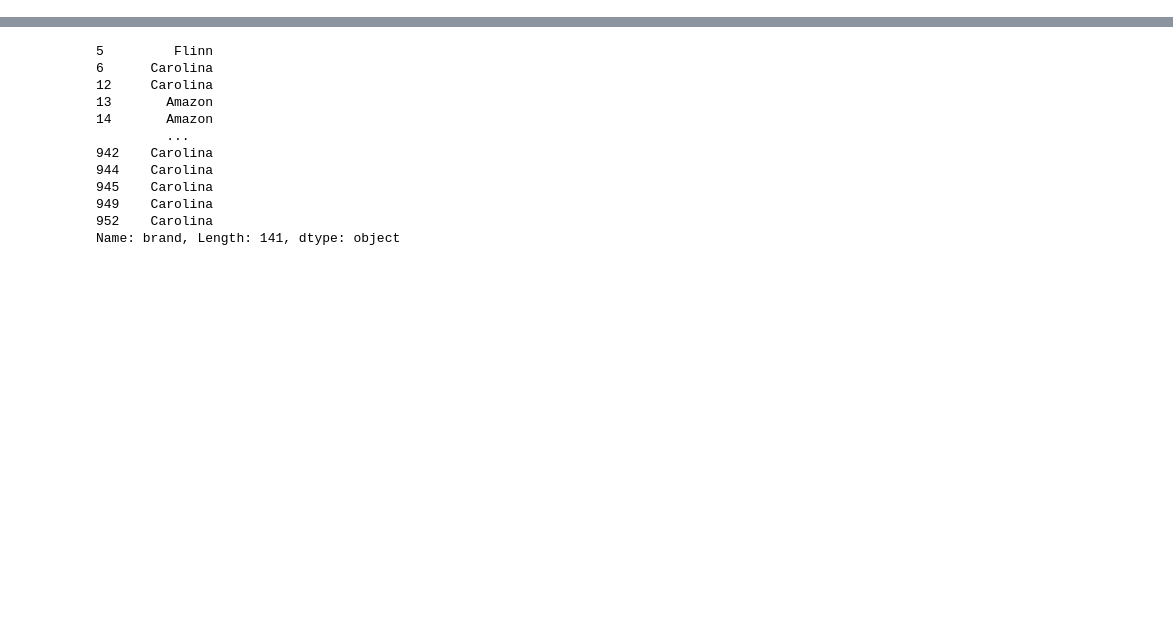
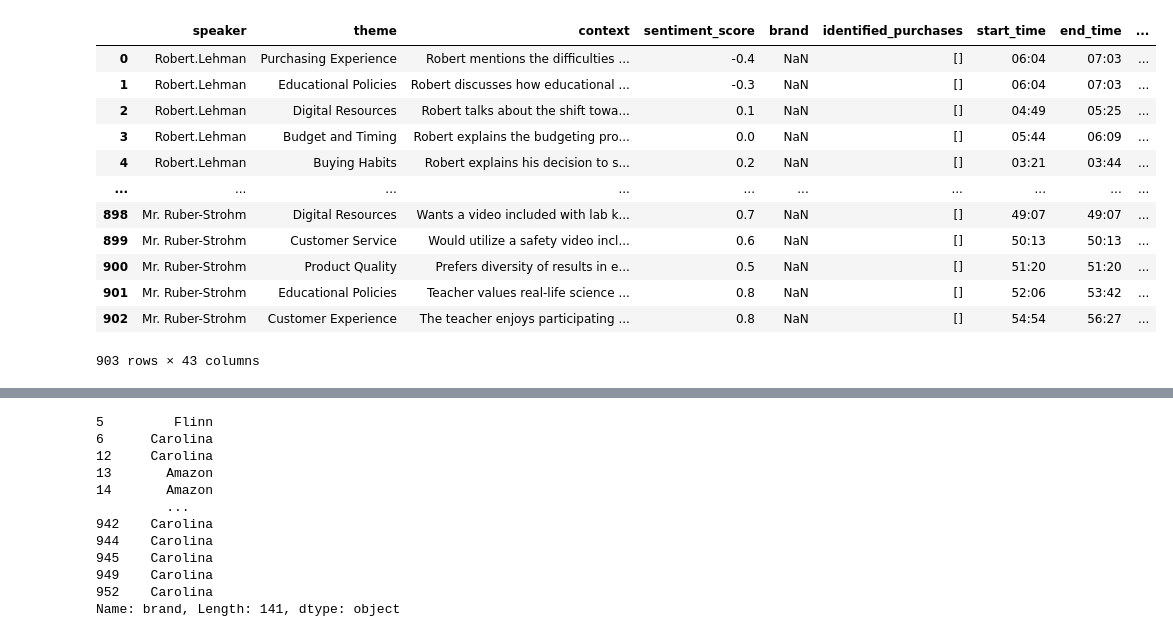
Before and after one commit to hey-aw/market-analysis, a Jupyter notebook: brand_analysis.ipynb, the cells around one changed output, grey strips where cells are left out. Saved outputs shown, nothing was run; the diff lists cells and outputs as text; code cells hidden in the pictures; blank space fills up the shorter version.

```diff
--- a/brand_analysis.ipynb
+++ b/brand_analysis.ipynb
@@ -1,26 +1,36 @@
 # %%
 
 # Importing Necessary Libraries
 import os
 import pandas as pd
 from IPython.display import Markdown as md
 
 from dotenv import load_dotenv
 load_dotenv()
 
 # Constants
 DATA_PATH = "data"
 TRANSCRIPT_PATH = "data/transcripts"
 ANNOTATIONS_PATH = "data/annotations"
 AZURE_DEPLOYMENT_GPT = "eddo-gpt4"
 
 
-# Load transcript data
-transcripts_df = pd.read_csv(os.path.join(DATA_PATH, "merged_transcripts.csv"))
-transcripts_df.head()
-
 # Load annotations data
 # Load the annotations from the individual csv files
-path = os.path.join(DATA_PATH, "annotations.csv")
-annotations_df = pd.read_csv(path, ignore index=True)
+path = os.path.join(DATA_PATH, "annotations_snippets.csv")
+annotations_df = pd.read_csv(path, index_col=0)
 annotations_df
+# %% [output]
+|  | speaker | theme | context | sentiment_score | brand | identified_purchases | start_time | end_time | ... |
+| 0 | Robert.Lehman | Purchasing Experience | Robert mentions the difficulties ... | -0.4 | NaN | [] | 06:04 | 07:03 | ... |
+| 1 | Robert.Lehman | Educational Policies | Robert discusses how educational ... | -0.3 | NaN | [] | 06:04 | 07:03 | ... |
+| 2 | Robert.Lehman | Digital Resources | Robert talks about the shift towa... | 0.1 | NaN | [] | 04:49 | 05:25 | ... |
+| 3 | Robert.Lehman | Budget and Timing | Robert explains the budgeting pro... | 0.0 | NaN | [] | 05:44 | 06:09 | ... |
+| 4 | Robert.Lehman | Buying Habits | Robert explains his decision to s... | 0.2 | NaN | [] | 03:21 | 03:44 | ... |
+| ... | ... | ... | ... | ... | ... | ... | ... | ... | ... |
+| 898 | Mr. Ruber-Strohm | Digital Resources | Wants a video included with lab k... | 0.7 | NaN | [] | 49:07 | 49:07 | ... |
+| 899 | Mr. Ruber-Strohm | Customer Service | Would utilize a safety video incl... | 0.6 | NaN | [] | 50:13 | 50:13 | ... |
+| 900 | Mr. Ruber-Strohm | Product Quality | Prefers diversity of results in e... | 0.5 | NaN | [] | 51:20 | 51:20 | ... |
+| 901 | Mr. Ruber-Strohm | Educational Policies | Teacher values real-life science ... | 0.8 | NaN | [] | 52:06 | 53:42 | ... |
+| 902 | Mr. Ruber-Strohm | Customer Experience | The teacher enjoys participating ... | 0.8 | NaN | [] | 54:54 | 56:27 | ... |
+903 rows × 43 columns
```
Also changed, not shown: parts of 13 cells of this notebook, 23 other files.
